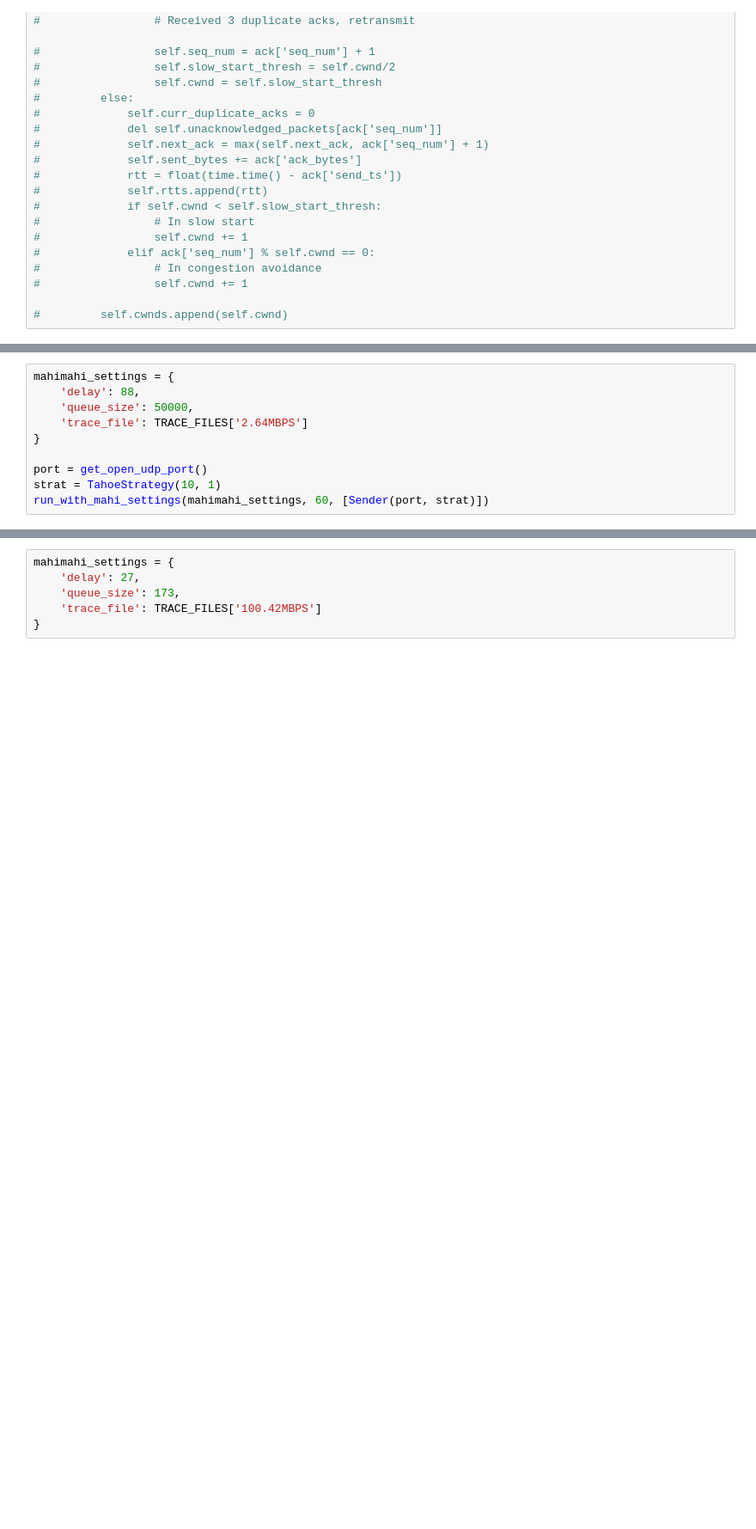
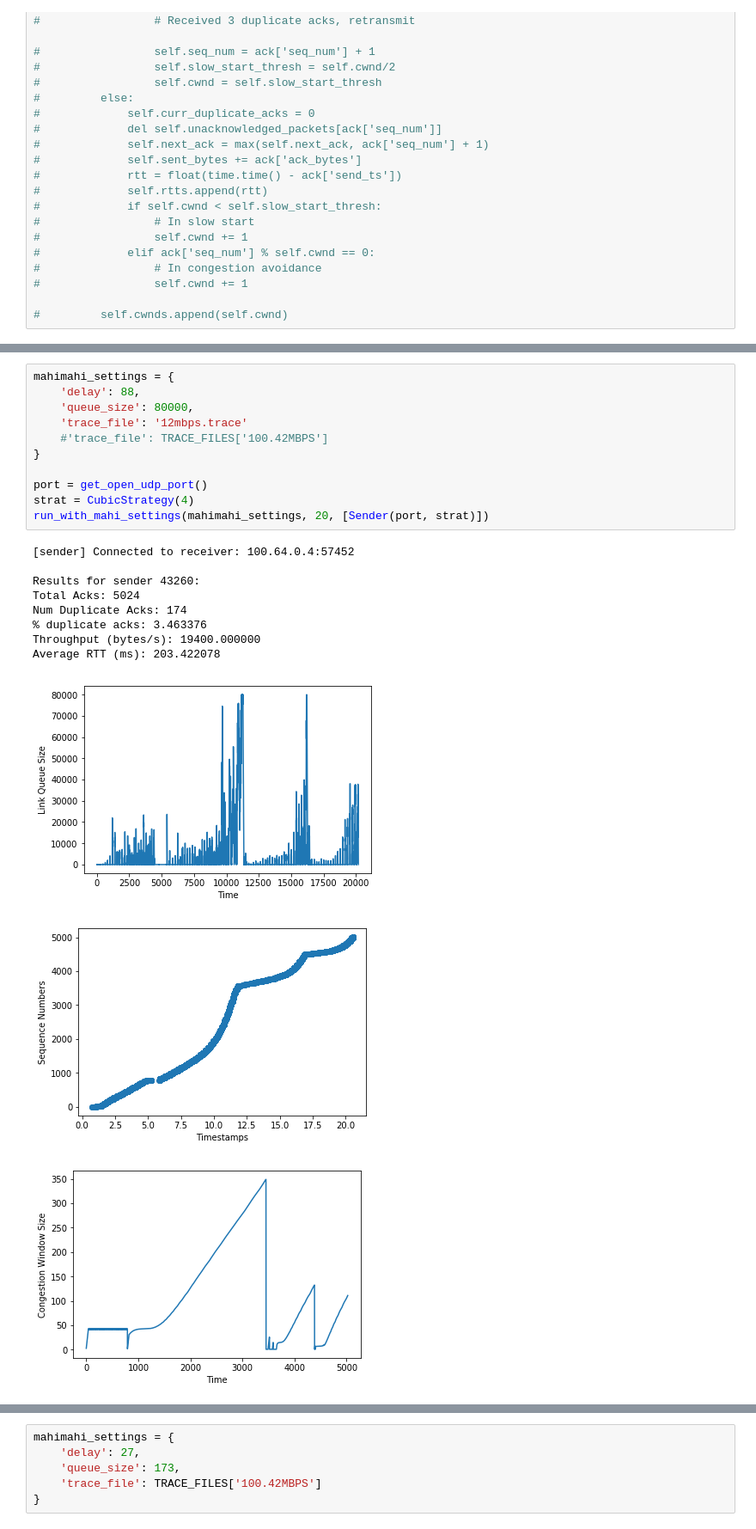
Before and after one commit to squidarth/network-performance-jupyter, a Jupyter notebook: Network-Performance-Testing.ipynb, the cells around one changed output, grey strips where cells are left out. Shown at 86% size. Cells and saved outputs as stored; diff of their text form; blank space fills up the shorter version.

```diff
--- a/Network-Performance-Testing.ipynb
+++ b/Network-Performance-Testing.ipynb
@@ -504,10 +584,23 @@ run_with_mahi_settings(mahimahi_settings, 60, [Sender(port, strat)])
 # %%
 mahimahi_settings = {
     'delay': 88,
-    'queue_size': 50000,
-    'trace_file': TRACE_FILES['2.64MBPS']
+    'queue_size': 80000,
+    'trace_file': '12mbps.trace'
+    #'trace_file': TRACE_FILES['100.42MBPS']
 }
 
 port = get_open_udp_port()
-strat = TahoeStrategy(10, 1)
-run_with_mahi_settings(mahimahi_settings, 60, [Sender(port, strat)])
+strat = CubicStrategy(4)
+run_with_mahi_settings(mahimahi_settings, 20, [Sender(port, strat)])
+# %% [output]
+[sender] Connected to receiver: 100.64.0.4:57452
+
+Results for sender 43260:
+Total Acks: 5024
+Num Duplicate Acks: 174
+% duplicate acks: 3.463376
+Throughput (bytes/s): 19400.000000
+Average RTT (ms): 203.422078
+[figure, added]
+[figure, added]
+[figure, added]
```
Also changed, not shown: parts of 12 cells of this notebook.
